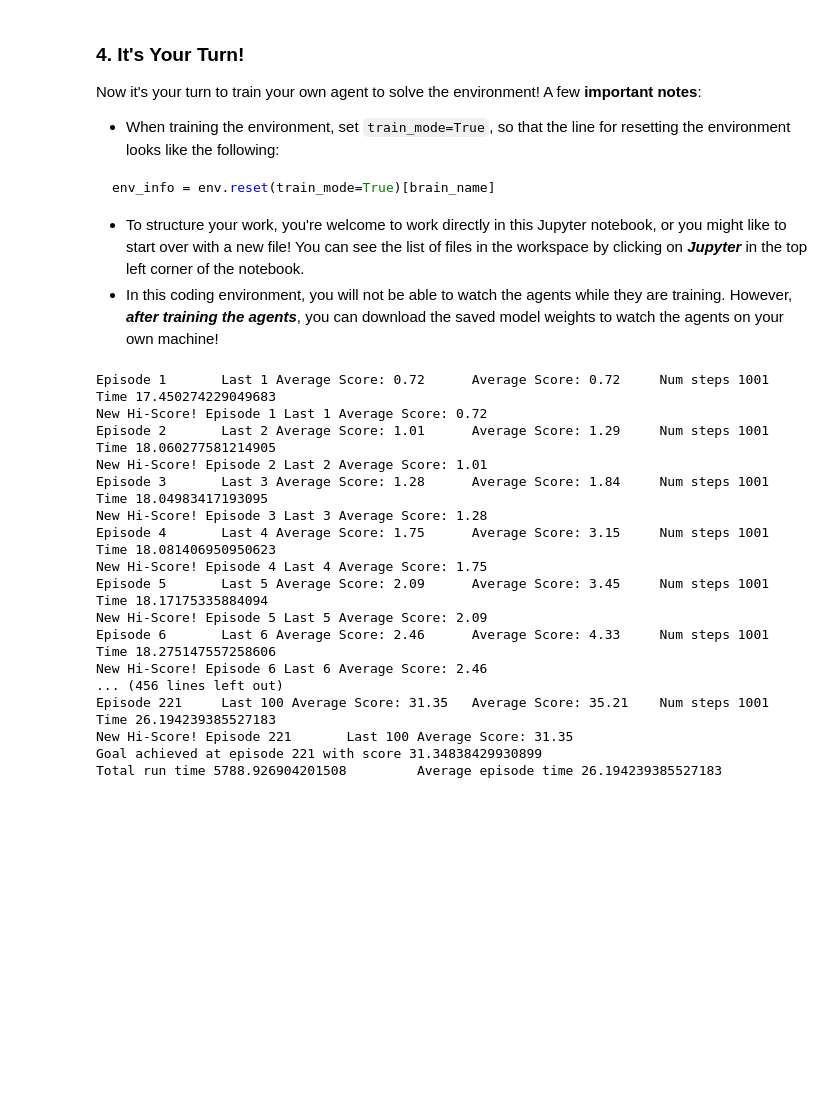
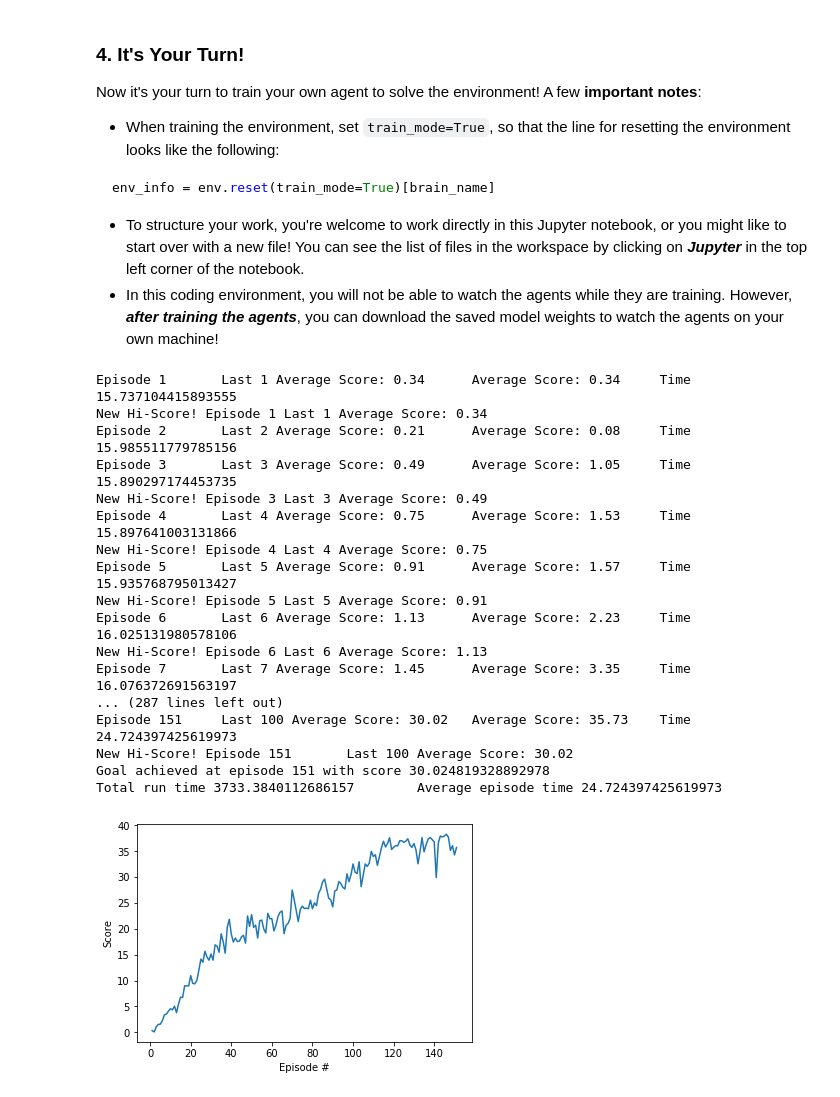
Before and after one commit to jemdiggity/deep-reinforcement-learning, a Jupyter notebook: p2_continuous-control/Continuous_Control.ipynb, the cells around one changed output. Cells and saved outputs as stored; diff of their text form; code cells hidden in the pictures; blank space fills up the shorter version.

Commit message:
Stop training after reaching goal and display chart

```diff
--- a/p2_continuous-control/Continuous_Control.ipynb
+++ b/p2_continuous-control/Continuous_Control.ipynb
@@ -135,7 +135,7 @@ action_size = brain.vector_action_space_size
 
 agent = Agent(state_size=state_size, action_size=action_size, random_seed=10)
 # %%
-def ddpg(n_episodes=2000, max_t=1000, goal_score=30, learn_every=20, num_learn=10):
+def ddpg(n_episodes=2000, goal_score=30):
     total_score_deque = deque(maxlen=100)
     total_score = []
     max_score = -np.Inf
@@ -145,10 +145,8 @@ def ddpg(n_episodes=2000, max_t=1000, goal_score=30, learn_every=20, num_learn=1
         states = env_info.vector_observations                 # get the current state (for each agent)
         agent.reset()
         scores = np.zeros(num_agents)                          # initialize the score (for each agent)
-        step_counter = 0
         run_times.append(time.time())
         while True:
-            step_counter += 1
             actions = agent.act(states)
             env_info = env.step(actions)[brain_name]           # send all actions to tne environment
             next_states = env_info.vector_observations         # get next state (for each agent)
@@ -160,53 +158,55 @@ def ddpg(n_episodes=2000, max_t=1000, goal_score=30, learn_every=20, num_learn=1
 
             states = next_states                              # roll over states to next time step
 
             if np.any(dones):
                 break
         run_times[-1] = time.time() - run_times[-1]
         mean_score = np.mean(scores)
         total_score_deque.append(mean_score)
         total_score.append(mean_score)
         total_average_score = np.mean(total_score_deque)
         total_run_time = np.sum(run_times)
         average_run_time = np.mean(run_times)
 
-        print('\rEpisode {}\tLast {} Average Score: {:.2f}\tAverage Score: {:.2f}\tNum steps {}\tTime {}'.format(
-            i_episode, len(total_score_deque), total_average_score, mean_score, step_counter, average_run_time, end=""))
+        print('\rEpisode {}\tLast {} Average Score: {:.2f}\tAverage Score: {:.2f}\tTime {}'.format(
+            i_episode, len(total_score_deque), total_average_score, mean_score, average_run_time, end=""))
+        if i_episode % 20 == 0:
+            torch.save(agent.actor_local.state_dict(), 'checkpoint_actor.pth')
+            torch.save(agent.critic_local.state_dict(), 'checkpoint_critic.pth')
+
         if max_score < total_average_score:
             max_score = total_average_score
-            torch.save(agent.actor_local.state_dict(), 'checkpoint_actor.pth')
-            torch.save(agent.critic_local.state_dict(), 'checkpoint_critic.pth')
             print('\rNew Hi-Score! Episode {}\tLast {} Average Score: {:.2f}'.format(
                 i_episode, len(total_score_deque), total_average_score))
         if total_average_score >= goal_score and len(total_score_deque) == total_score_deque.maxlen:
             print('\rGoal achieved at episode {} with score {}'.format(i_episode, total_average_score))
             print('\rTotal run time {}\t Average episode time {}'.format(total_run_time, average_run_time, end=''))
-
-    return total_score
+            return total_score
 
 total_score = ddpg()
 
 fig = plt.figure()
 ax = fig.add_subplot(111)
 plt.plot(np.arange(1, len(total_score)+1), total_score)
 plt.ylabel('Score')
 plt.xlabel('Episode #')
 plt.show()
 # %% [output]
-Episode 1       Last 1 Average Score: 0.72      Average Score: 0.72     Num steps 1001  Time 17.450274229049683
-New Hi-Score! Episode 1 Last 1 Average Score: 0.72
-Episode 2       Last 2 Average Score: 1.01      Average Score: 1.29     Num steps 1001  Time 18.060277581214905
-New Hi-Score! Episode 2 Last 2 Average Score: 1.01
-Episode 3       Last 3 Average Score: 1.28      Average Score: 1.84     Num steps 1001  Time 18.04983417193095
-New Hi-Score! Episode 3 Last 3 Average Score: 1.28
-Episode 4       Last 4 Average Score: 1.75      Average Score: 3.15     Num steps 1001  Time 18.081406950950623
-New Hi-Score! Episode 4 Last 4 Average Score: 1.75
-Episode 5       Last 5 Average Score: 2.09      Average Score: 3.45     Num steps 1001  Time 18.17175335884094
-New Hi-Score! Episode 5 Last 5 Average Score: 2.09
-Episode 6       Last 6 Average Score: 2.46      Average Score: 4.33     Num steps 1001  Time 18.275147557258606
-New Hi-Score! Episode 6 Last 6 Average Score: 2.46
-... (456 lines left out)
-Episode 221     Last 100 Average Score: 31.35   Average Score: 35.21    Num steps 1001  Time 26.194239385527183
-New Hi-Score! Episode 221       Last 100 Average Score: 31.35
-Goal achieved at episode 221 with score 31.34838429930899
-Total run time 5788.926904201508         Average episode time 26.194239385527183
+Episode 1       Last 1 Average Score: 0.34      Average Score: 0.34     Time 15.737104415893555
+New Hi-Score! Episode 1 Last 1 Average Score: 0.34
+Episode 2       Last 2 Average Score: 0.21      Average Score: 0.08     Time 15.985511779785156
+Episode 3       Last 3 Average Score: 0.49      Average Score: 1.05     Time 15.890297174453735
+New Hi-Score! Episode 3 Last 3 Average Score: 0.49
+Episode 4       Last 4 Average Score: 0.75      Average Score: 1.53     Time 15.897641003131866
+New Hi-Score! Episode 4 Last 4 Average Score: 0.75
+Episode 5       Last 5 Average Score: 0.91      Average Score: 1.57     Time 15.935768795013427
+New Hi-Score! Episode 5 Last 5 Average Score: 0.91
+Episode 6       Last 6 Average Score: 1.13      Average Score: 2.23     Time 16.025131980578106
+New Hi-Score! Episode 6 Last 6 Average Score: 1.13
+Episode 7       Last 7 Average Score: 1.45      Average Score: 3.35     Time 16.076372691563197
+... (287 lines left out)
+Episode 151     Last 100 Average Score: 30.02   Average Score: 35.73    Time 24.724397425619973
+New Hi-Score! Episode 151       Last 100 Average Score: 30.02
+Goal achieved at episode 151 with score 30.024819328892978
+Total run time 3733.3840112686157        Average episode time 24.724397425619973
+[figure, added]
```
